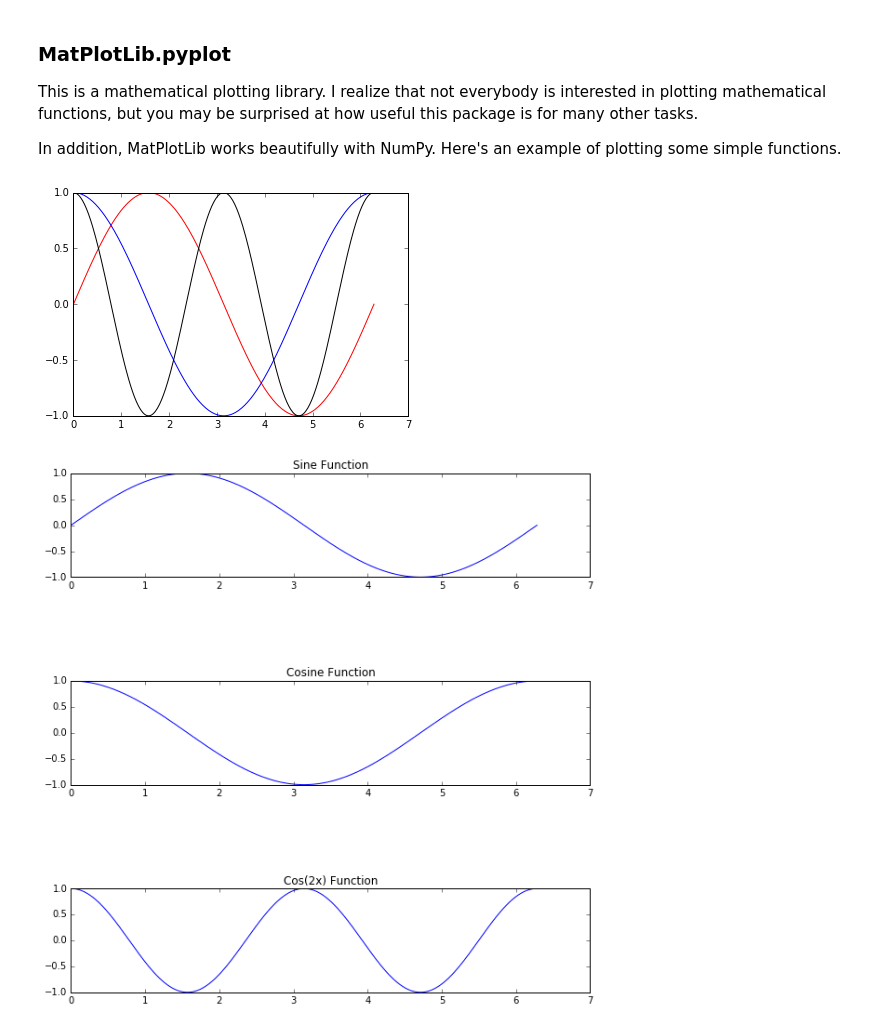
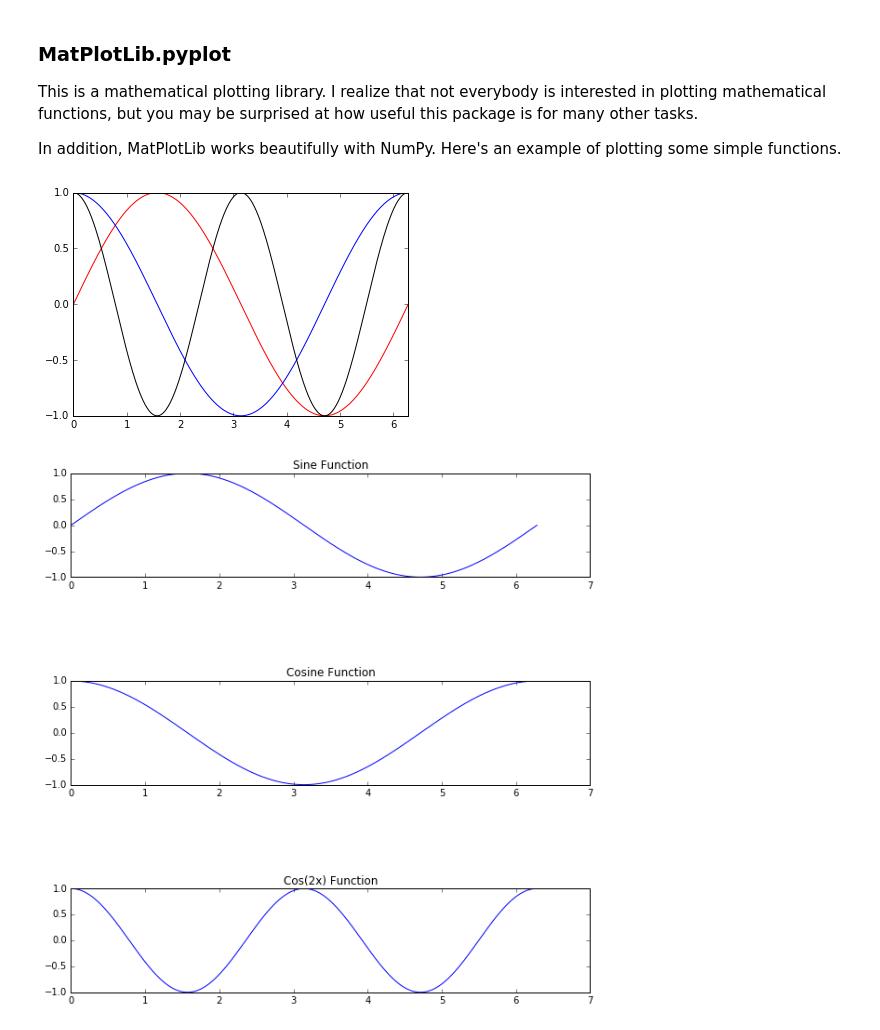
Before and after one commit to snimpids/ICT-781, a Jupyter notebook: Week-4/week4-notes.ipynb, the cells around one changed output. Drawn from its saved outputs; the diff is of its cells as text; code cells hidden in the pictures.

```diff
--- a/Week-4/week4-notes.ipynb
+++ b/Week-4/week4-notes.ipynb
@@ -317,25 +317,26 @@ In addition, MatPlotLib works beautifully with NumPy. Here's an example of plott
 # %%
 %matplotlib inline
 # The previous command is just so the plots display in this Jupyter notebook.
 
 import matplotlib.pyplot as plt
 
 # Create 301 evenly spaced points between 0 and 2pi.
 x = np.linspace(0, 2*np.pi, 301)
 
 # Functions to plot.
 f1 = np.sin(x)
 f2 = np.cos(x)
 f3 = np.cos(2*x)
 
 # Plot all functions on the same axes.
 # Set axis limits [x_min, x_max, y_min, y_max]
-# plt.axes([0,2*np.pi,-1,1])
+plt.xlim(0,2*np.pi)
+plt.ylim(-1,1)
 
 # Plot the functions in different colors. 'r' = red, 'b' = blue, 'k' = black.
 plt.plot(x, f1, 'r', x, f2, 'b', x, f3, 'k');
 # %% [output]
-[figure, old version]
+[figure, new version]
 # %%
 # Set plot options.
 fig = plt.figure(figsize=(10,10))
```
Also changed, not shown: 3 other files.
